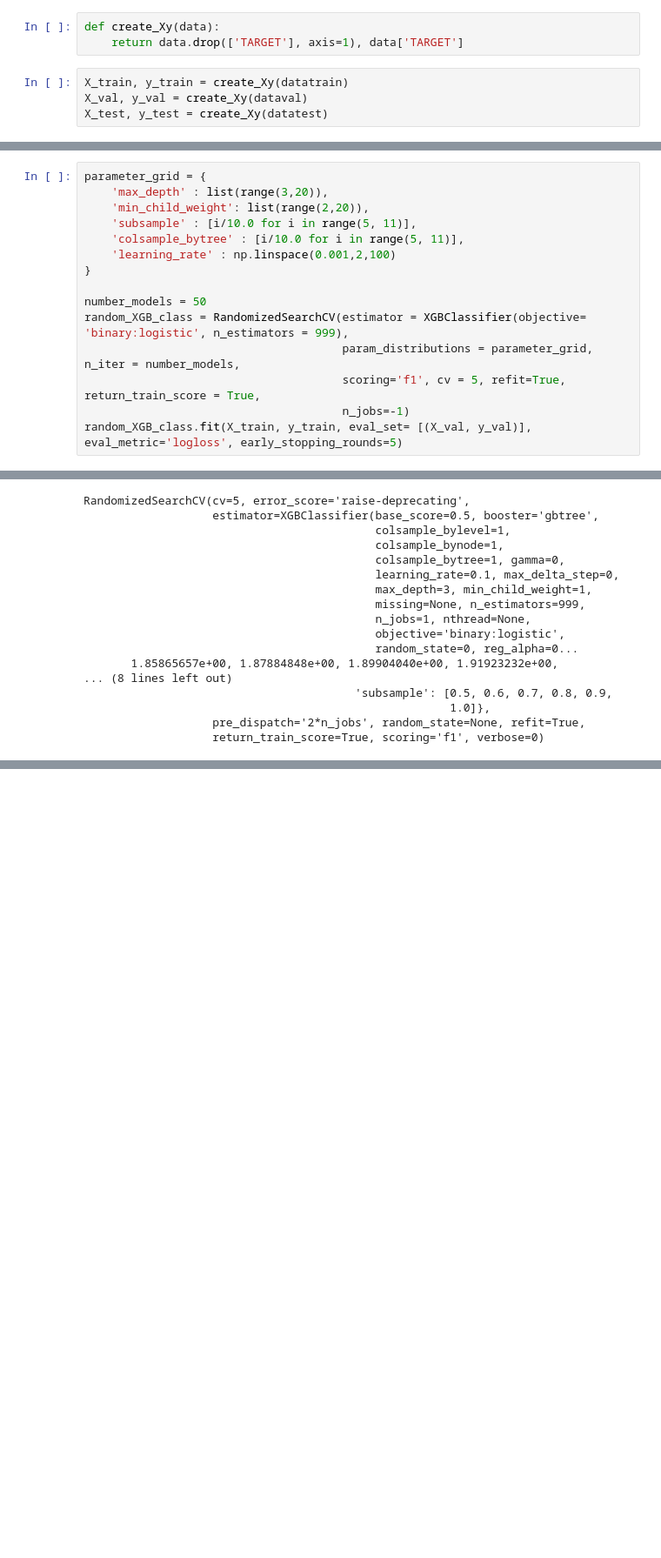
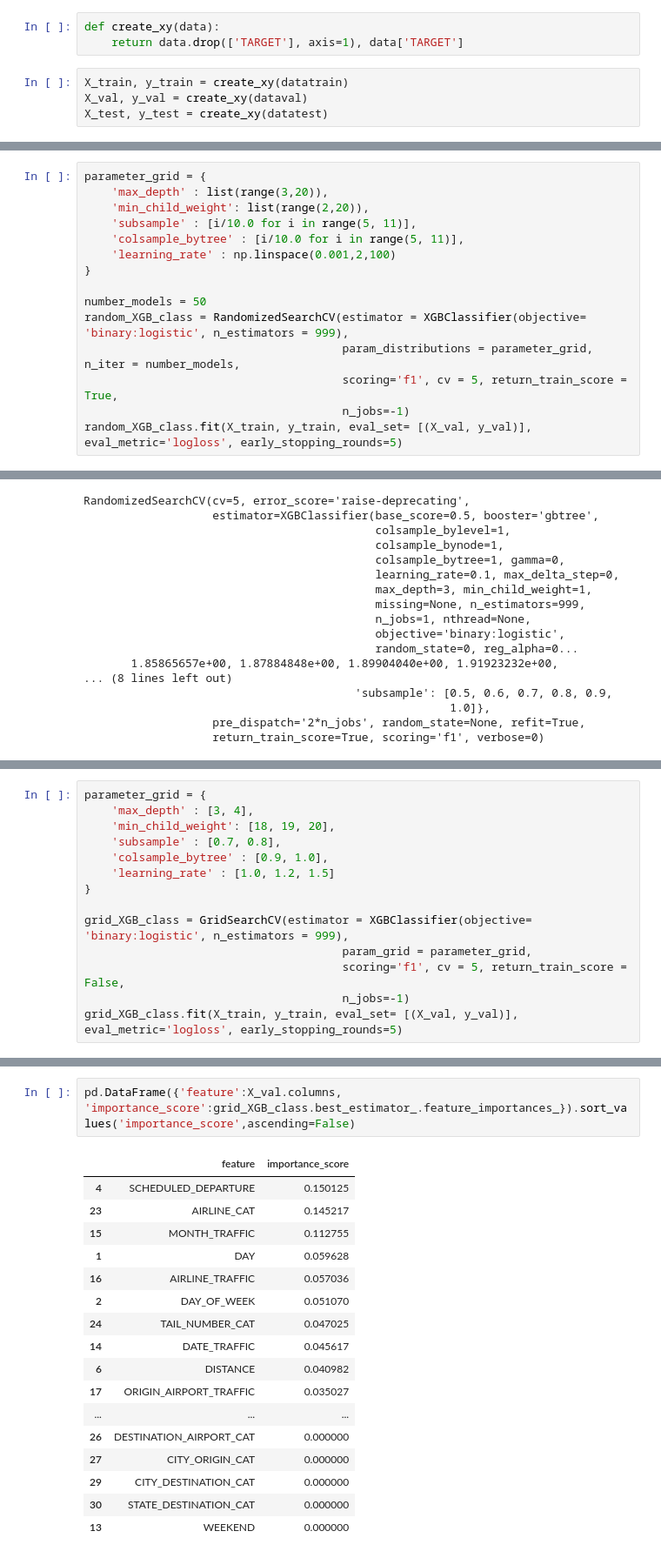
Before and after one commit to hanh-nguyen/flightstatus, a Jupyter notebook: dev/modeling/model_training_xgboost.ipynb, the cells around one changed output, grey strips where cells are left out. Shown at 87% size. Cells and saved outputs as stored; diff of their text form; blank space fills up the shorter version.

```diff
--- a/dev/modeling/model_training_xgboost.ipynb
+++ b/dev/modeling/model_training_xgboost.ipynb
@@ -25,12 +22,12 @@ datatrain = flights[flights.MONTH<=6]
 dataval = flights[(flights.MONTH>=7)&(flights.MONTH<=9)]
 datatest = flights[flights.MONTH<=10]
 # %%
-def create_Xy(data):
+def create_xy(data):
     return data.drop(['TARGET'], axis=1), data['TARGET']
 # %%
-X_train, y_train = create_Xy(datatrain)
-X_val, y_val = create_Xy(dataval)
-X_test, y_test = create_Xy(datatest)
+X_train, y_train = create_xy(datatrain)
+X_val, y_val = create_xy(dataval)
+X_test, y_test = create_xy(datatest)
 # %% [markdown]
 # One starting model
 # %%
@@ -113,7 +110,7 @@ parameter_grid = {
 number_models = 50
 random_XGB_class = RandomizedSearchCV(estimator = XGBClassifier(objective= 'binary:logistic', n_estimators = 999),
                                       param_distributions = parameter_grid, n_iter = number_models,
-                                      scoring='f1', cv = 5, refit=True, return_train_score = True,
+                                      scoring='f1', cv = 5, return_train_score = True,
                                       n_jobs=-1)
 random_XGB_class.fit(X_train, y_train, eval_set= [(X_val, y_val)], eval_metric='logloss', early_stopping_rounds=5)
 # %% [output]
@@ -166,0 +176,14 @@ rs_result.head()
+# %%
+parameter_grid = {
+    'max_depth' : [3, 4],
+    'min_child_weight': [18, 19, 20],
+    'subsample' : [0.7, 0.8],
+    'colsample_bytree' : [0.9, 1.0],
+    'learning_rate' : [1.0, 1.2, 1.5]
+}
+
+grid_XGB_class = GridSearchCV(estimator = XGBClassifier(objective= 'binary:logistic', n_estimators = 999),
+                                      param_grid = parameter_grid,
+                                      scoring='f1', cv = 5, return_train_score = False,
+                                      n_jobs=-1)
+grid_XGB_class.fit(X_train, y_train, eval_set= [(X_val, y_val)], eval_metric='logloss', early_stopping_rounds=5)
@@ -166,0 +263,20 @@ rs_result.head()
+# %%
+pd.DataFrame({'feature':X_val.columns, 'importance_score':grid_XGB_class.best_estimator_.feature_importances_}).sort_values('importance_score',ascending=False)
+# %% [output]
+|  | feature | importance_score |
+| 4 | SCHEDULED_DEPARTURE | 0.150125 |
+| 23 | AIRLINE_CAT | 0.145217 |
+| 15 | MONTH_TRAFFIC | 0.112755 |
+| 1 | DAY | 0.059628 |
+| 16 | AIRLINE_TRAFFIC | 0.057036 |
+| 2 | DAY_OF_WEEK | 0.051070 |
+| 24 | TAIL_NUMBER_CAT | 0.047025 |
+| 14 | DATE_TRAFFIC | 0.045617 |
+| 6 | DISTANCE | 0.040982 |
+| 17 | ORIGIN_AIRPORT_TRAFFIC | 0.035027 |
+| ... | ... | ... |
+| 26 | DESTINATION_AIRPORT_CAT | 0.000000 |
+| 27 | CITY_ORIGIN_CAT | 0.000000 |
+| 29 | CITY_DESTINATION_CAT | 0.000000 |
+| 30 | STATE_DESTINATION_CAT | 0.000000 |
+| 13 | WEEKEND | 0.000000 |
```
Also changed, not shown: parts of 14 cells of this notebook, 4 other files.
